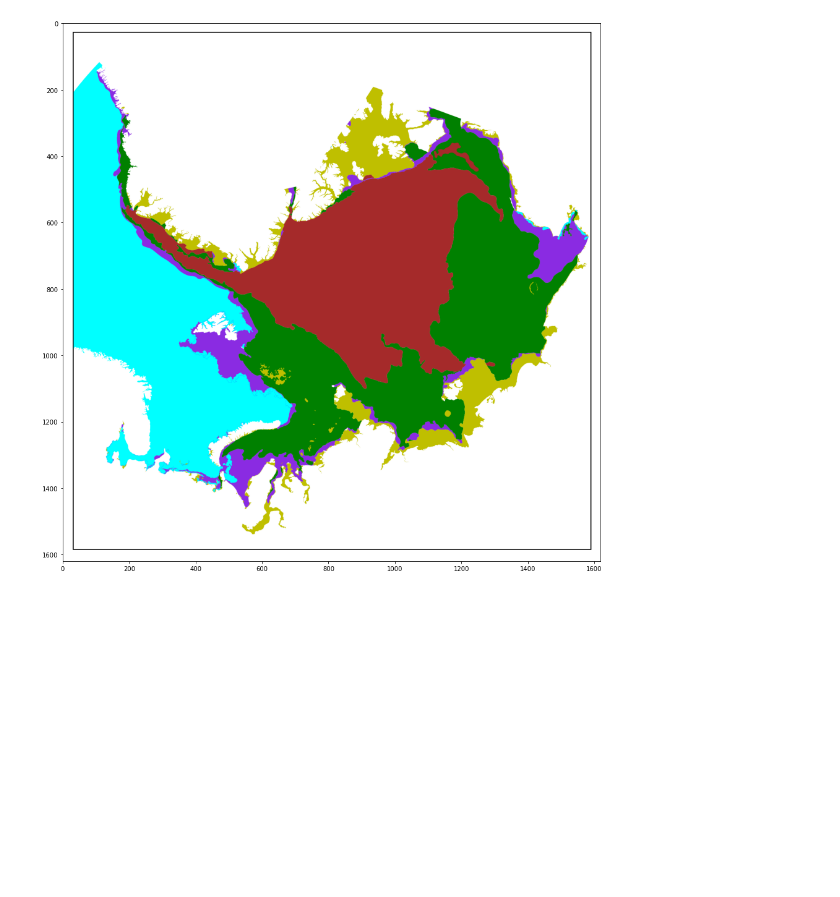
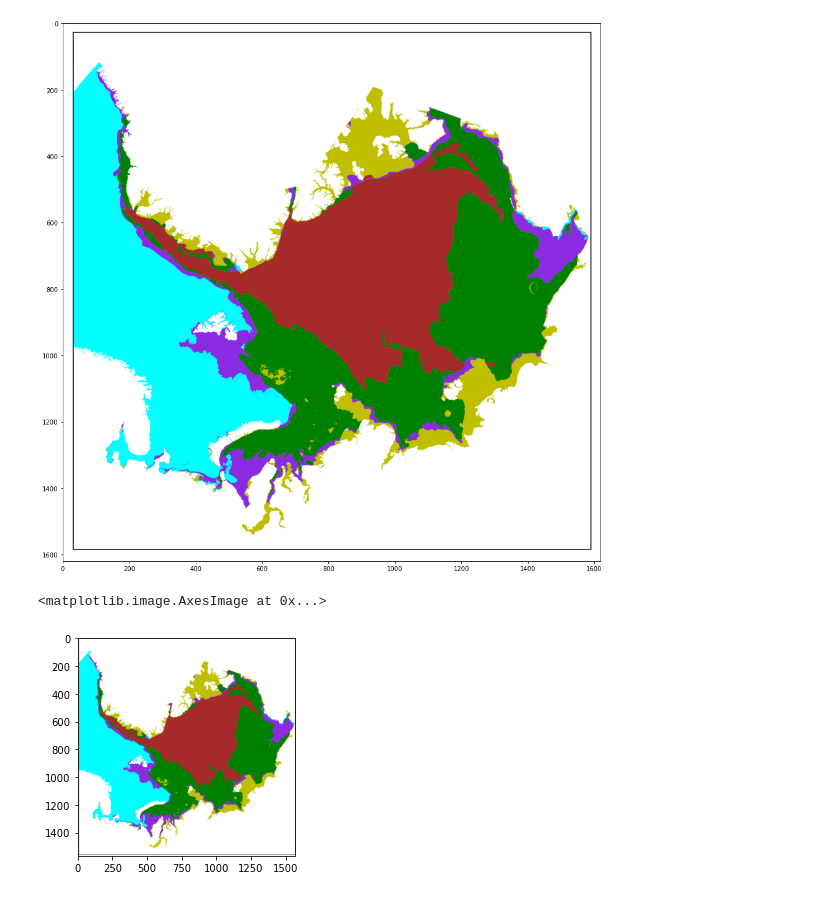
Before and after one commit to LittlematchLM/sea_ice_classification, a Jupyter notebook: aari_icet_ype.ipynb, the cells around one changed output. Drawn from its saved outputs; the diff is of its cells as text; code cells hidden in the pictures; blank space fills up the shorter version.

```diff
--- a/aari_icet_ype.ipynb
+++ b/aari_icet_ype.ipynb
@@ -138,3 +82,10 @@ plt.imshow(pic)
 # %% [output]
 <matplotlib.image.AxesImage at 0x...>
 [figure]
+# %%
+pic = np.load(glob.glob(r'E:\python_workfile\sea_ice_classification\npy\aari_'+'*.npy')[1])
+# %%
+plt.imshow(pic[26:-26,26:-26,:])
+# %% [output]
+<matplotlib.image.AxesImage at 0x...>
+[figure, added]
```
Also changed, not shown: parts of 4 cells of this notebook, 5 other files.
